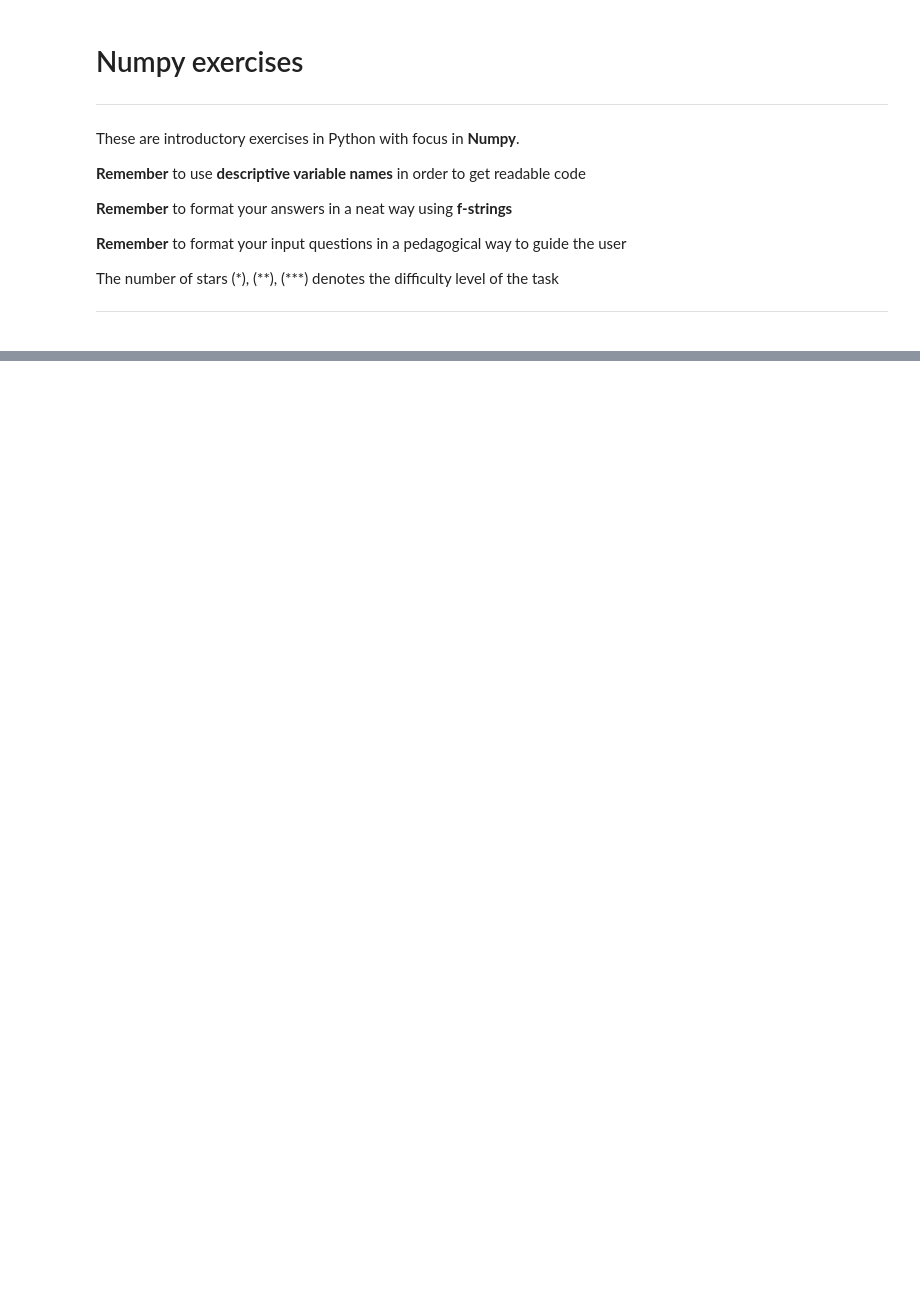
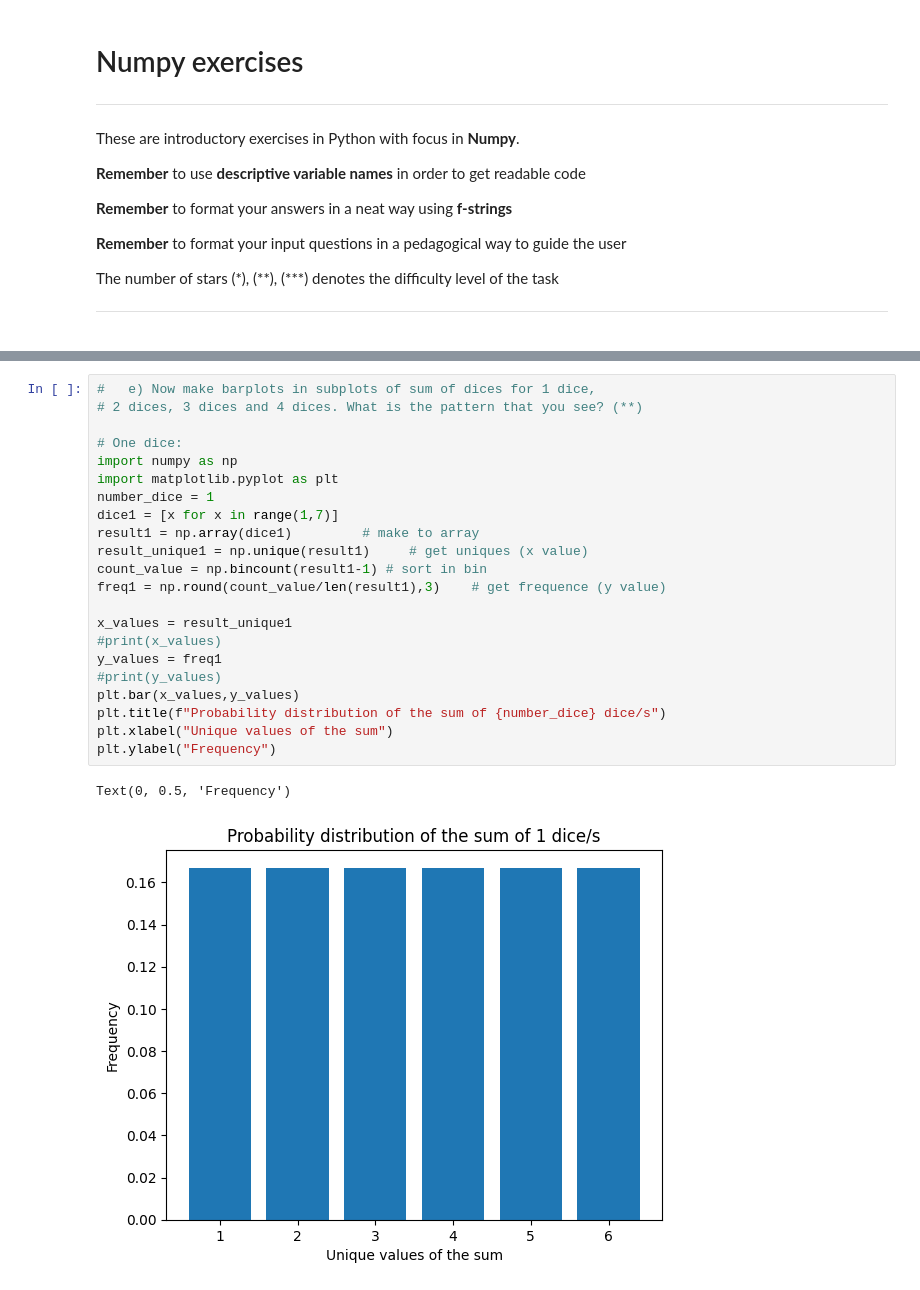
Before and after one commit to Siwenli0615/Siwen-ITHS-AI23, a Jupyter notebook: exercises/10_numpy.ipynb, the cells around one changed output, grey strips where cells are left out. Cells and saved outputs as stored; diff of their text form; blank space fills up the shorter version.

```diff
--- a/exercises/10_numpy.ipynb
+++ b/exercises/10_numpy.ipynb
@@ -203,0 +250,25 @@ print(count_value)
+# %%
+#   e) Now make barplots in subplots of sum of dices for 1 dice,
+# 2 dices, 3 dices and 4 dices. What is the pattern that you see? (**)
+
+# One dice:
+import numpy as np
+import matplotlib.pyplot as plt
+number_dice = 1
+dice1 = [x for x in range(1,7)]
+result1 = np.array(dice1)         # make to array
+result_unique1 = np.unique(result1)     # get uniques (x value)
+count_value = np.bincount(result1-1) # sort in bin
+freq1 = np.round(count_value/len(result1),3)    # get frequence (y value)
+
+x_values = result_unique1
+#print(x_values)
+y_values = freq1
+#print(y_values)
+plt.bar(x_values,y_values)
+plt.title(f"Probability distribution of the sum of {number_dice} dice/s")
+plt.xlabel("Unique values of the sum")
+plt.ylabel("Frequency")
+# %% [output]
+Text(0, 0.5, 'Frequency')
+[figure, added]
```
Also changed, not shown: parts of 13 cells of this notebook.
